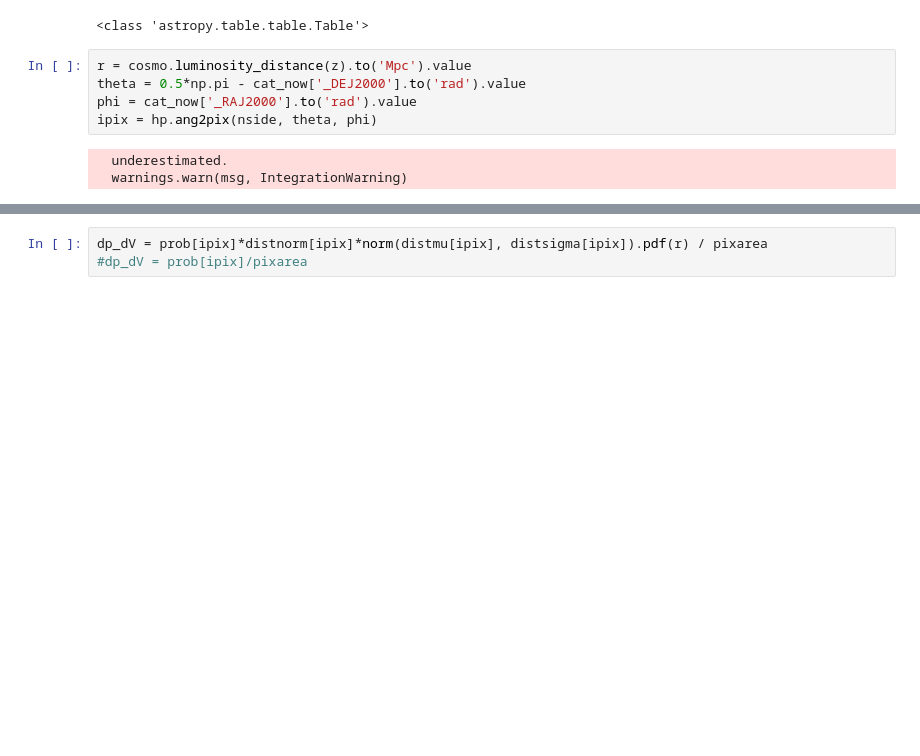
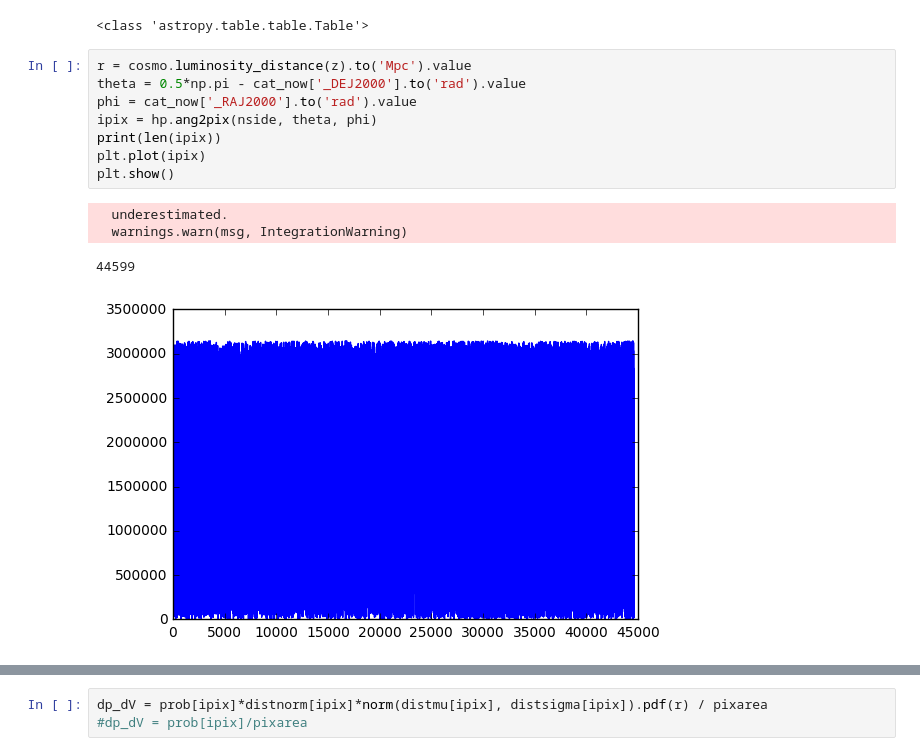
Before and after one commit to panoptes/POCS, a Jupyter notebook: notebooks/Generating_Sky_Maps.ipynb, the cells around one changed output, grey strips where cells are left out. Drawn from its saved outputs; the diff is of its cells as text; blank space fills up the shorter version.

```diff
--- a/notebooks/Generating_Sky_Maps.ipynb
+++ b/notebooks/Generating_Sky_Maps.ipynb
@@ -435,8 +420,13 @@ print(type(cat))
 # %%
 r = cosmo.luminosity_distance(z).to('Mpc').value
 theta = 0.5*np.pi - cat_now['_DEJ2000'].to('rad').value
 phi = cat_now['_RAJ2000'].to('rad').value
 ipix = hp.ang2pix(nside, theta, phi)
+print(len(ipix))
+plt.plot(ipix)
+plt.show()
 # %% [output]
   underestimated.
   warnings.warn(msg, IntegrationWarning)
+44599
+[figure, added]
```
Also changed, not shown: parts of 16 cells of this notebook, 1 other file.
